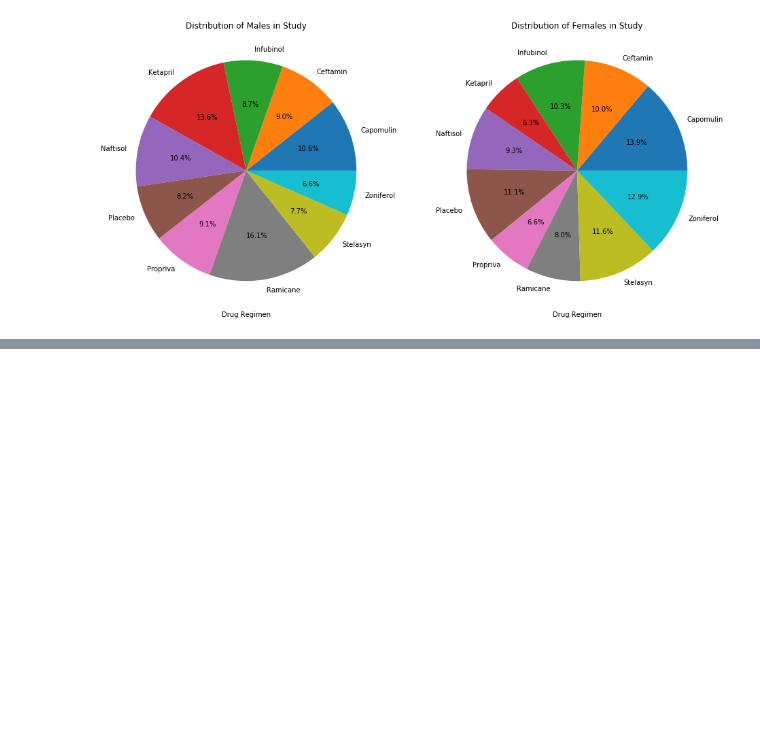
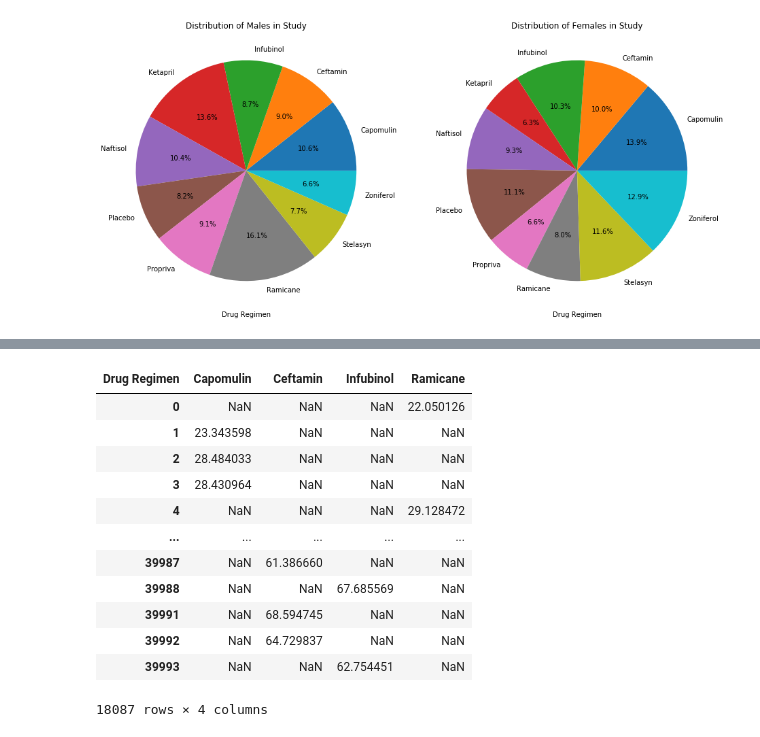
Before and after one commit to dborowski16/matplotlib-challenge, a Jupyter notebook: Pymaceuticals/Pymaceuticals.ipynb, the cells around one changed output, grey strips where cells are left out. Cells and saved outputs as stored; diff of their text form; code cells hidden in the pictures; blank space fills up the shorter version.

```diff
--- a/Pymaceuticals/Pymaceuticals.ipynb
+++ b/Pymaceuticals/Pymaceuticals.ipynb
@@ -143,3 +143,6 @@ plt.xlabel('Drug Regimen')
 plt.show()
 # %% [output]
 [figure]
+# %%
+# most promising treatments
+top_drug = ['Capomulin', 'Ramicane', 'Infubinol', 'Ceftamin']
@@ -145,0 +168,19 @@ plt.show()
+# %%
+tp_four = ms_tmr_sz[ms_tmr_sz['Drug Regimen'].isin(top_drug)]
+tp_four = tp_four.loc[:,['Mouse ID','Drug Regimen', 'Tumor Volume (mm3)']].sort_values('Drug Regimen')
+tp_four = tp_four.pivot(columns='Drug Regimen', values='Tumor Volume (mm3)')
+tp_four
+# %% [output]
+| Drug Regimen | Capomulin | Ceftamin | Infubinol | Ramicane |
+| 0 | NaN | NaN | NaN | 22.050126 |
+| 1 | 23.343598 | NaN | NaN | NaN |
+| 2 | 28.484033 | NaN | NaN | NaN |
+| 3 | 28.430964 | NaN | NaN | NaN |
+| 4 | NaN | NaN | NaN | 29.128472 |
+| ... | ... | ... | ... | ... |
+| 39987 | NaN | 61.386660 | NaN | NaN |
+| 39988 | NaN | NaN | 67.685569 | NaN |
+| 39991 | NaN | 68.594745 | NaN | NaN |
+| 39992 | NaN | 64.729837 | NaN | NaN |
+| 39993 | NaN | NaN | 62.754451 | NaN |
+18087 rows × 4 columns
```
Also changed, not shown: parts of 2 cells of this notebook.
